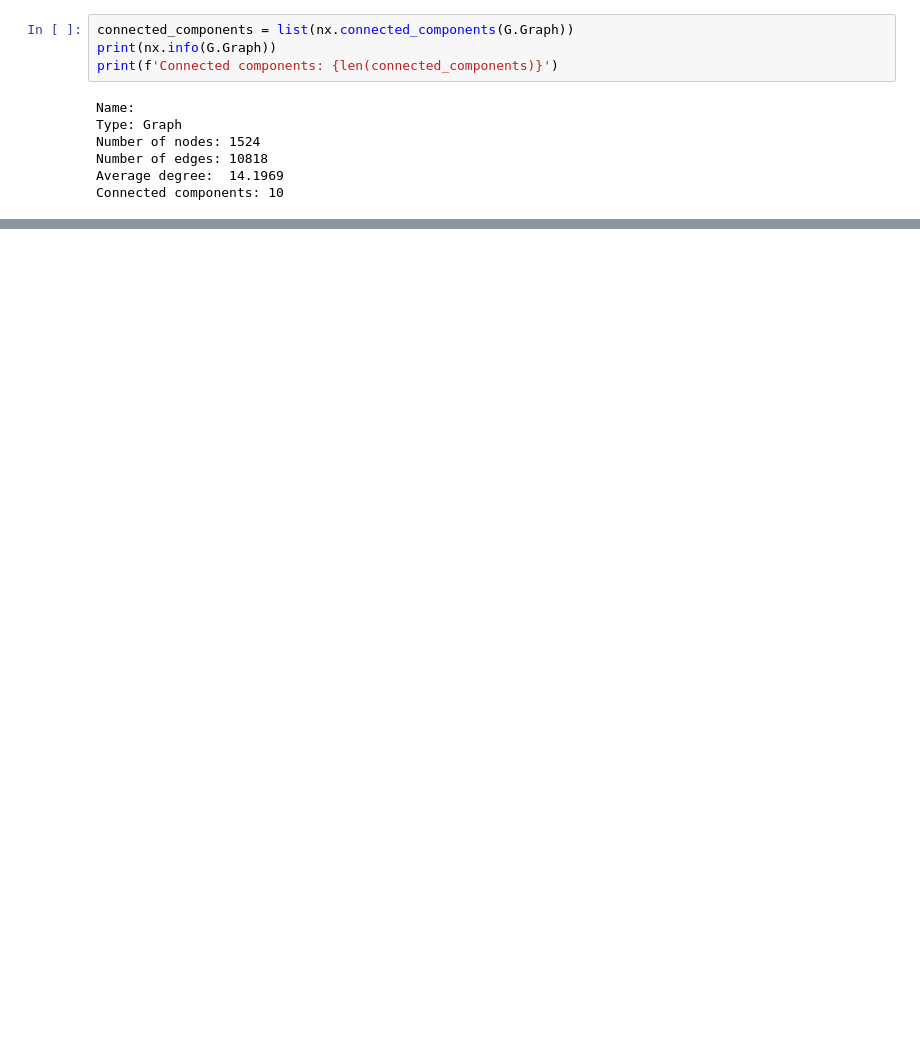
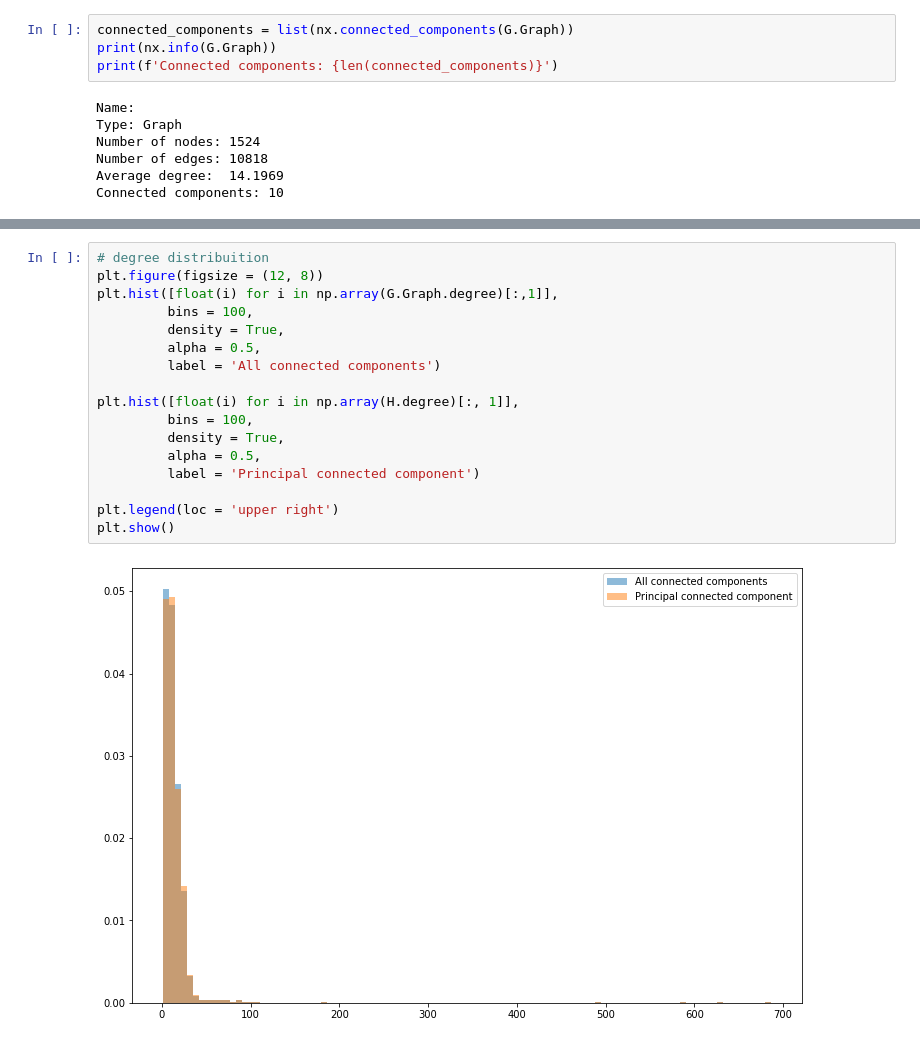
Before and after one commit to jvprimakipr/TDM_TMJ_Network, a Jupyter notebook: Code/Graphs.ipynb, the cells around one changed output, grey strips where cells are left out. Saved outputs shown, nothing was run; the diff lists cells and outputs as text; blank space fills up the shorter version.

```diff
--- a/Code/Graphs.ipynb
+++ b/Code/Graphs.ipynb
@@ -119,2 +96,21 @@ G.Graph['Cascão']['Cebolinha']
 # %% [output]
 {'weight': 458.5, 'community': 1}
+# %%
+# degree distribuition
+plt.figure(figsize = (12, 8))
+plt.hist([float(i) for i in np.array(G.Graph.degree)[:,1]],
+         bins = 100,
+         density = True,
+         alpha = 0.5,
+         label = 'All connected components')
+
+plt.hist([float(i) for i in np.array(H.degree)[:, 1]],
+         bins = 100,
+         density = True,
+         alpha = 0.5,
+         label = 'Principal connected component')
+
+plt.legend(loc = 'upper right')
+plt.show()
+# %% [output]
+[figure, added]
```
Also changed, not shown: parts of 21 cells of this notebook, 5 other files.
